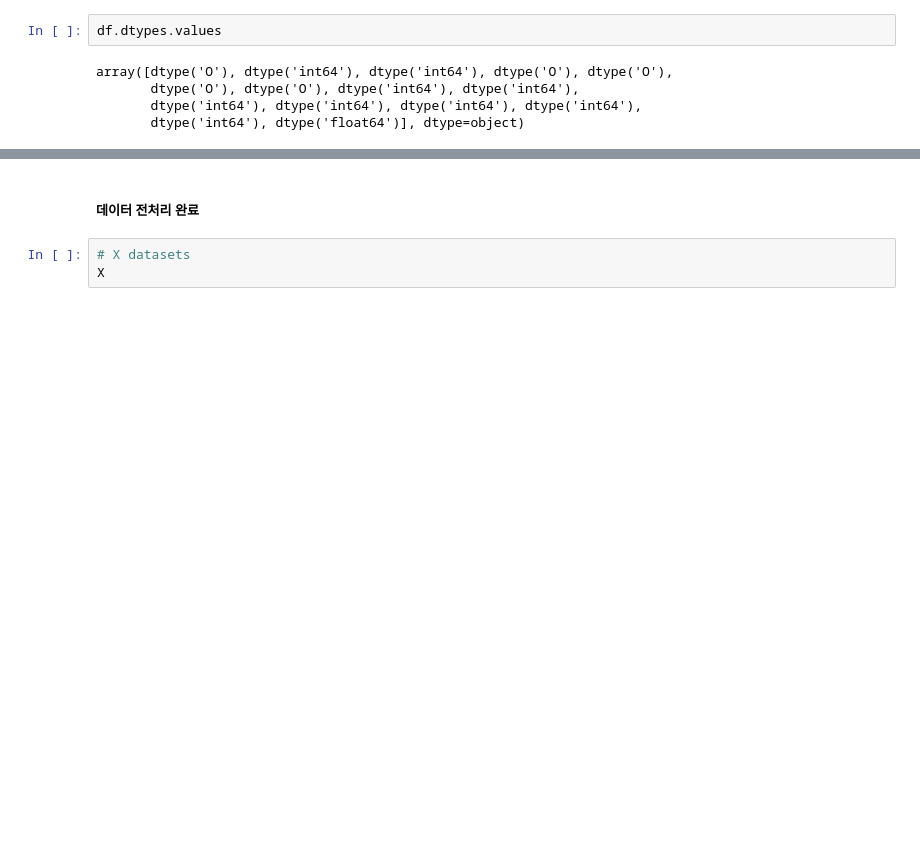
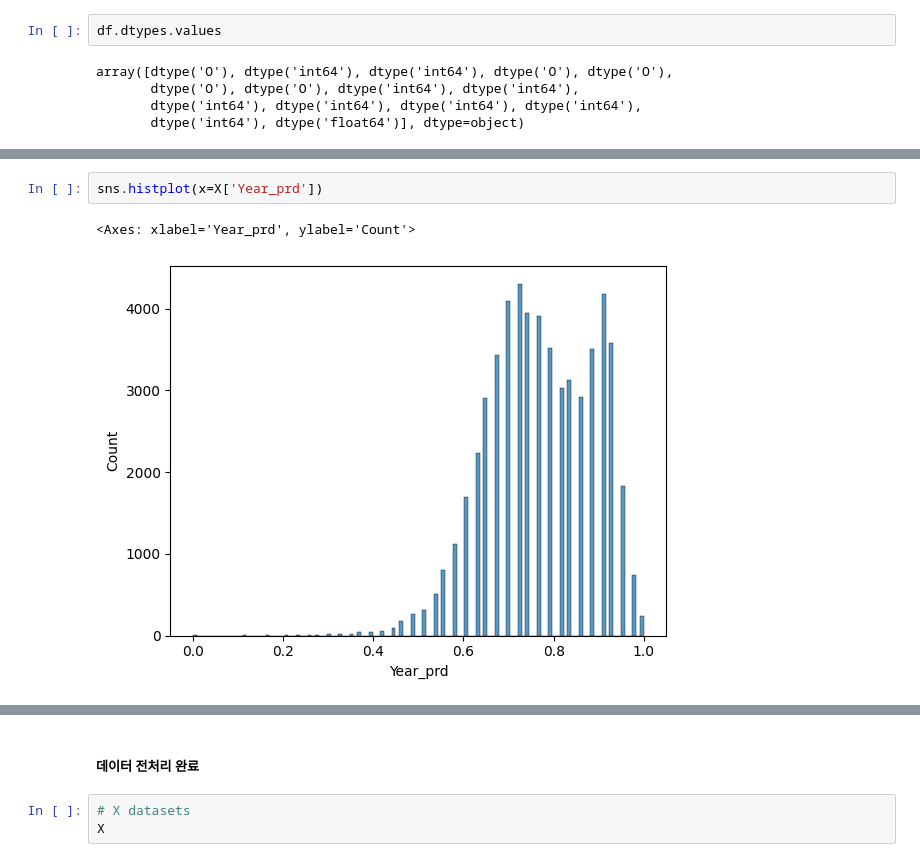
Before and after one commit to woojooc/ML_Car, a Jupyter notebook: jm/dacon/preprocessing.ipynb, the cells around one changed output, grey strips where cells are left out. Cells and saved outputs as stored; diff of their text form; blank space fills up the shorter version.

```diff
--- a/jm/dacon/preprocessing.ipynb
+++ b/jm/dacon/preprocessing.ipynb
@@ -276,0 +354,5 @@ column :  Area
+# %%
+sns.histplot(x=X['Year_prd'])
+# %% [output]
+<Axes: xlabel='Year_prd', ylabel='Count'>
+[figure, added]
```
Also changed, not shown: parts of 20 cells of this notebook, 2 other files.
